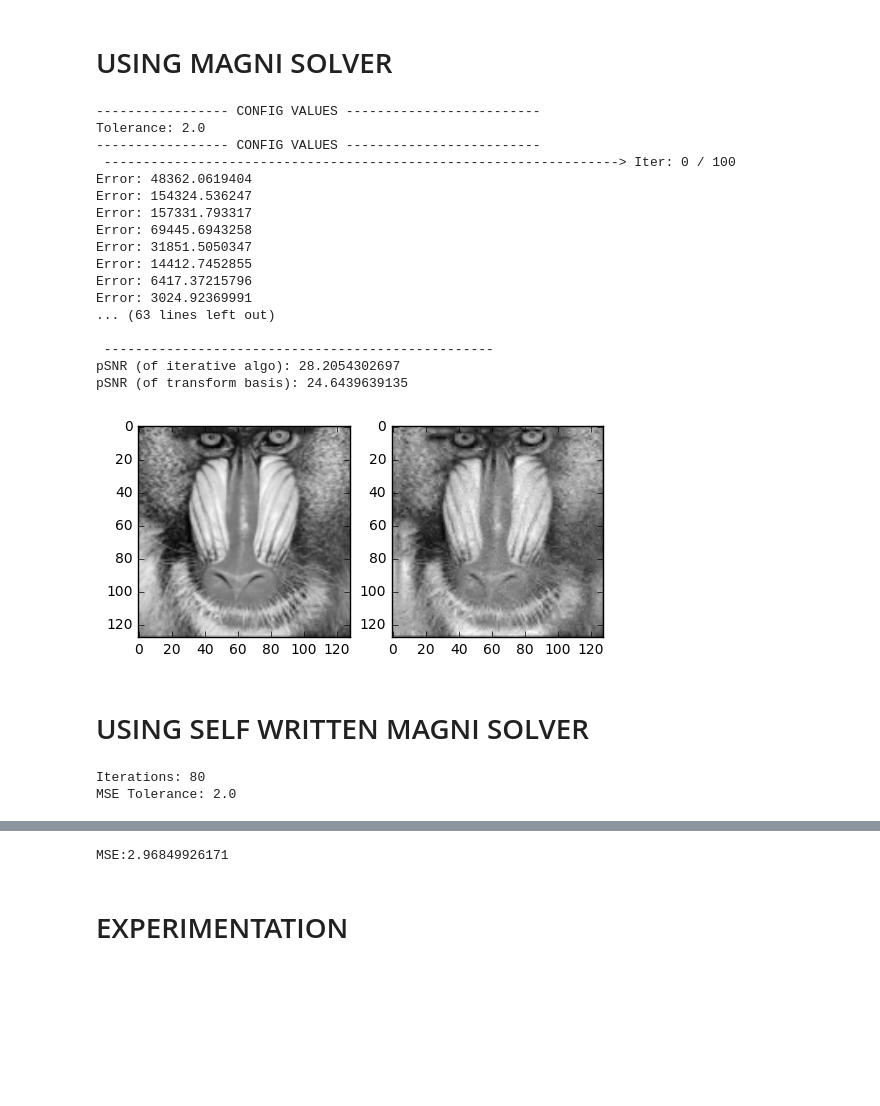
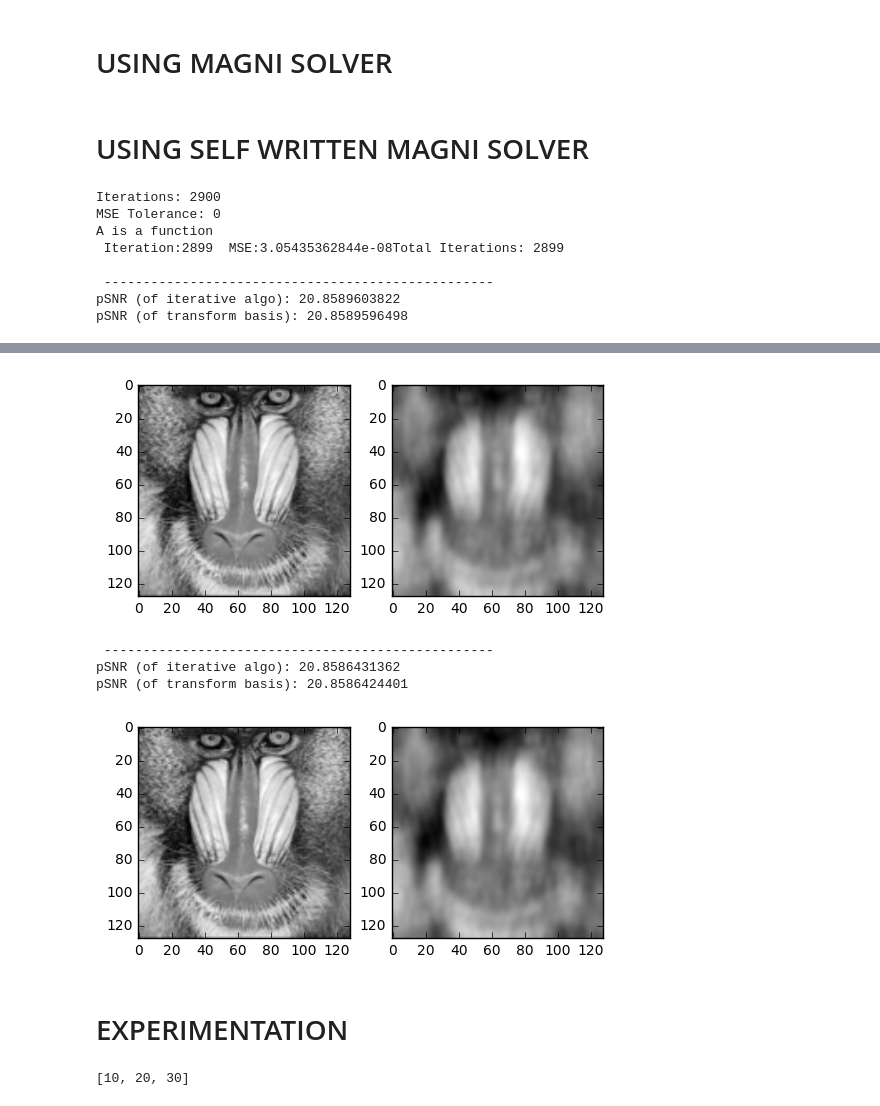
Before and after one commit to prerakmody/compressiveSensing, a Jupyter notebook: cs_methods/amp/amp_magni.ipynb, the cells around one changed output, grey strips where cells are left out. Saved outputs shown, nothing was run; the diff lists cells and outputs as text; code cells hidden in the pictures; blank space fills up the shorter version.

```diff
--- a/cs_methods/amp/amp_magni.ipynb
+++ b/cs_methods/amp/amp_magni.ipynb
@@ -368,36 +399,19 @@ Variable Shapes: (9830, 1) (9830, 16384) (16384, 1)
 # %% [markdown]
 # USING MAGNI SOLVER
 # %%
-% autoreload 0
+# % autoreload 1
 
-import magni
-from magni.cs.reconstruction.amp import run, config
-from magni.cs.reconstruction.amp.util import theta_mm
-import magni.utils.matrices as matrices
+# import magni
+# from magni.cs.reconstruction.amp import run, config
+# from magni.cs.reconstruction.amp.util import theta_mm
+# import magni.utils.matrices as matrices
 
-amp.tolerance = 2.0
-amp.iterations = 100
-amp.verbose_solver = 0
-xhat, xhat_plt = amp.amp_solver(y, A, X, X_orig, m, N)
+# %matplotlib notebook
+
+# amp.tolerance = 2.0
+# amp.iterations = 30
+# amp.verbose_solver = 0
+# xhat, xhat_plt = amp.amp_solver(y, A, X, X_orig, m, N)
-# %% [output]
------------------ CONFIG VALUES -------------------------
-Tolerance: 2.0
------------------ CONFIG VALUES -------------------------
- ------------------------------------------------------------------> Iter: 0 / 100
-Error: 48362.0619404
-Error: 154324.536247
-Error: 157331.793317
-Error: 69445.6943258
-Error: 31851.5050347
-Error: 14412.7452855
-Error: 6417.37215796
-Error: 3024.92369991
-... (63 lines left out)
-
- --------------------------------------------------
-pSNR (of iterative algo): 28.2054302697
-pSNR (of transform basis): 24.6439639135
-[figure, removed]
 # %% [markdown]
 # USING SELF WRITTEN MAGNI SOLVER
 # %%
@@ -405,11 +419,20 @@ pSNR (of transform basis): 24.6439639135
 # amp = amp.Magni_AMP(m, N, y, A, iterations = 100, tolerance = 5.0)
 # xhat = amp.run()
 
+# % autoreload 0
+# from amp_magni_self import amp_magni_self
+
 %matplotlib notebook
-amp.tolerance = 2.0
-amp.iterations = 80
+amp.tolerance = 0
+amp.iterations = 2900
 amp.verbose_solver = 0
-xhat, xhat_plt = amp.amp_solver_selfcoded(y, A, X, X_orig, m, N)
+xhat, xhat_plt = amp.amp_solver_selfcoded(y, A, A_T, X, X_orig, m, N, show = 0)
 # %% [output]
-Iterations: 80
-MSE Tolerance: 2.0
+Iterations: 2900
+MSE Tolerance: 0
+A is a function
+ Iteration:2899  MSE:3.05435362844e-08Total Iterations: 2899
+
+ --------------------------------------------------
+pSNR (of iterative algo): 20.8589603822
+pSNR (of transform basis): 20.8589596498
@@ -418,3 +439,15 @@ MSE Tolerance: 2.0
-MSE:2.96849926171
+[figure, added]
+# %%
+%matplotlib inline
+xhat_plt = amp.amp_solver_results(amp.y, amp.A, amp.X, amp.X_orig, amp.m, amp.N, xhat)
+# %% [output]
+ --------------------------------------------------
+pSNR (of iterative algo): 20.8586431362
+pSNR (of transform basis): 20.8586424401
+[figure, added]
 # %% [markdown]
 # EXPERIMENTATION
+# %%
+[10] + [20,30]
+# %% [output]
+[10, 20, 30]
```
Also changed, not shown: parts of 5 cells of this notebook, 5 other files.
